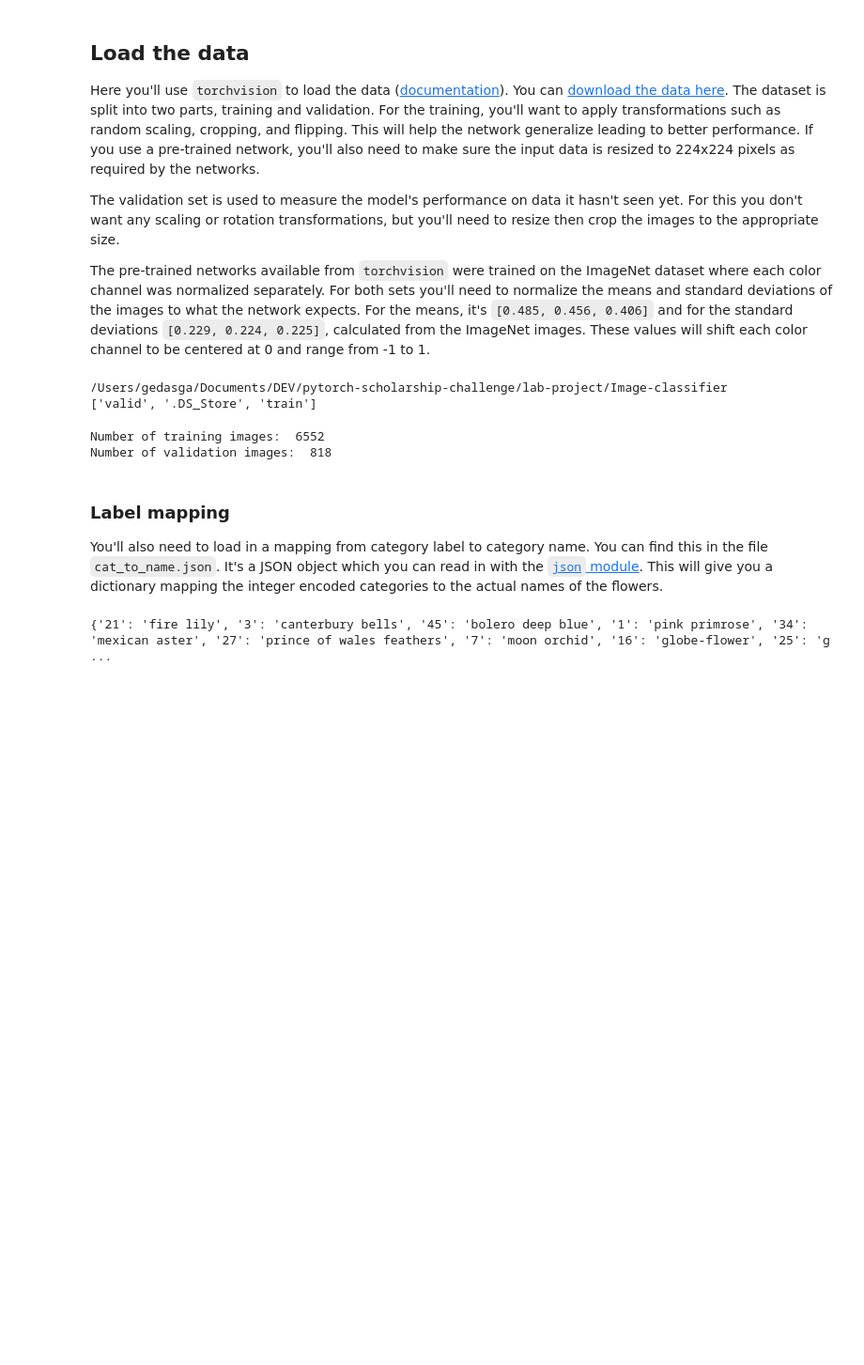
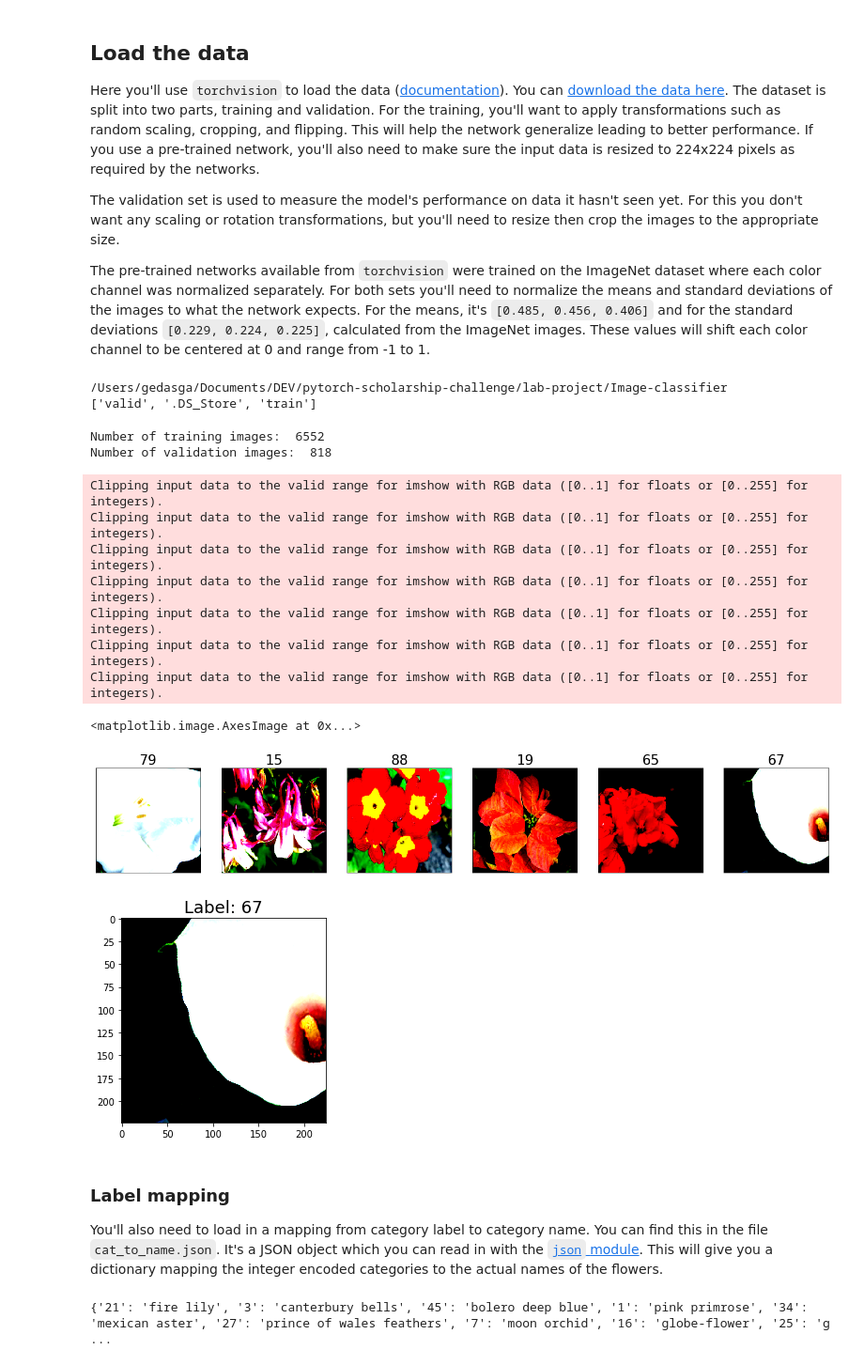
Before and after one commit to GedasGa/pytorch-scholarship-challenge, a Jupyter notebook: lab-project/Image-classifier/Image Classifier Project.ipynb, the cells around one changed output. Shown: that part at 94% size. Saved outputs shown, nothing was run; the diff lists cells and outputs as text; code cells hidden in the pictures; blank space fills up the shorter version.

Commit message:
Fix sample data visualization

```diff
--- a/lab-project/Image-classifier/Image Classifier Project.ipynb
+++ b/lab-project/Image-classifier/Image Classifier Project.ipynb
@@ -58,15 +61,15 @@ print(os.listdir(data_dir))
 # %%
 # Define your transforms for the training and validation sets
 data_transforms = {
-    'training' : transforms.Compose([transforms.ToTensor(),
-                                     transforms.RandomRotation(45),
+    'training' : transforms.Compose([transforms.RandomRotation(45),
                                      transforms.RandomResizedCrop(224),
                                      transforms.RandomHorizontalFlip(),
+                                     transforms.ToTensor(),
                                      transforms.Normalize((0.485, 0.456, 0.406),
                                                           (0.229, 0.224, 0.225))]),
 
-    'validation' : transforms.Compose([transforms.ToTensor(),
-                                       transforms.Resize(224),
+    'validation' : transforms.Compose([transforms.Resize(224),
+                                       transforms.ToTensor(),
                                        transforms.Normalize((0.485, 0.456, 0.406),
                                                             (0.229, 0.224, 0.225))])
 }
@@ -78,7 +81,7 @@ image_datasets = {
 }
 
 # Using the image datasets and the trainforms, define the dataloaders
-data_loaders = {
+dataloaders = {
     'training' : torch.utils.data.DataLoader(image_datasets['training'], batch_size = 32, shuffle = True),
     'validation' : torch.utils.data.DataLoader(image_datasets['validation'], batch_size = 32, shuffle = True)
 }
@@ -91,17 +94,33 @@ Number of training images:  6552
 Number of validation images:  818
 # %%
 ## Visualize some sample data
+## Credit: Soumya Ranjan Behera
 
 # obtain one batch of training images
 images, labels = next(iter(dataloaders['training']))
 images = images.numpy() # convert images to numpy for display
 
 # plot the images in the batch, along with the corresponding labels
 fig = plt.figure(figsize=(25, 4))
-for idx in np.arange(20):
-    ax = fig.add_subplot(2, 20/2, idx+1, xticks=[], yticks=[])
+for idx in np.arange(6):
+    ax = fig.add_subplot(1, 6, idx+1, xticks=[], yticks=[])
+    ax.set_title(os.listdir(train_dir)[labels[idx]], fontsize=26)
     plt.imshow(np.transpose(images[idx], (1, 2, 0)))
-    ax.set_title(classes[labels[idx]])
+
+fig, ax = plt.subplots()
+ax.set_title('Label: ' + os.listdir(train_dir)[labels[idx]], fontsize=18)
+plt.imshow(np.transpose(images[idx], (1, 2, 0)))
+# %% [output]
+Clipping input data to the valid range for imshow with RGB data ([0..1] for floats or [0..255] for integers).
+Clipping input data to the valid range for imshow with RGB data ([0..1] for floats or [0..255] for integers).
+Clipping input data to the valid range for imshow with RGB data ([0..1] for floats or [0..255] for integers).
+Clipping input data to the valid range for imshow with RGB data ([0..1] for floats or [0..255] for integers).
+Clipping input data to the valid range for imshow with RGB data ([0..1] for floats or [0..255] for integers).
+Clipping input data to the valid range for imshow with RGB data ([0..1] for floats or [0..255] for integers).
+Clipping input data to the valid range for imshow with RGB data ([0..1] for floats or [0..255] for integers).
+<matplotlib.image.AxesImage at 0x...>
+[figure, added]
+[figure, added]
 # %% [markdown]
 ### Label mapping
 
```
Also changed, not shown: parts of 2 cells of this notebook.
